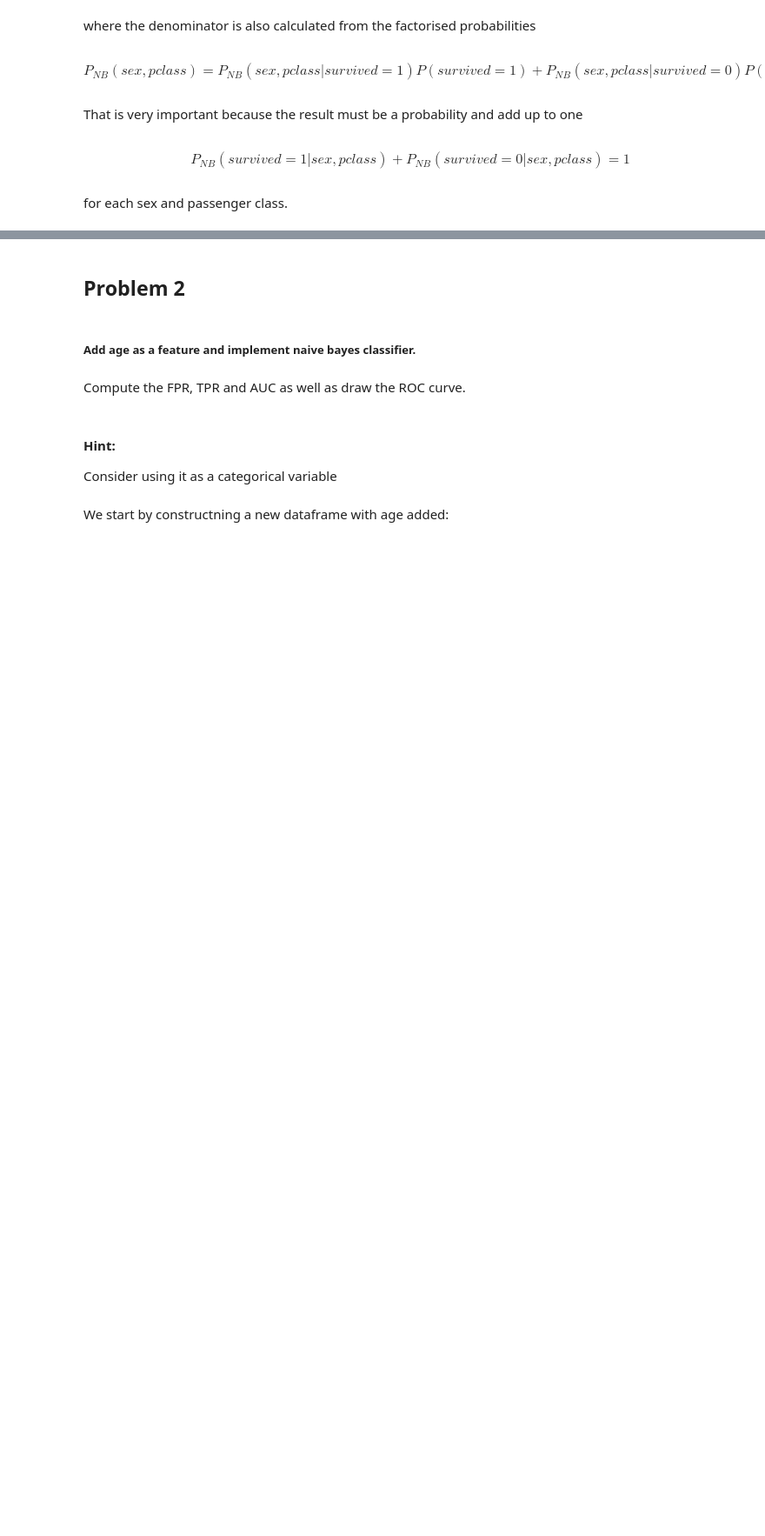
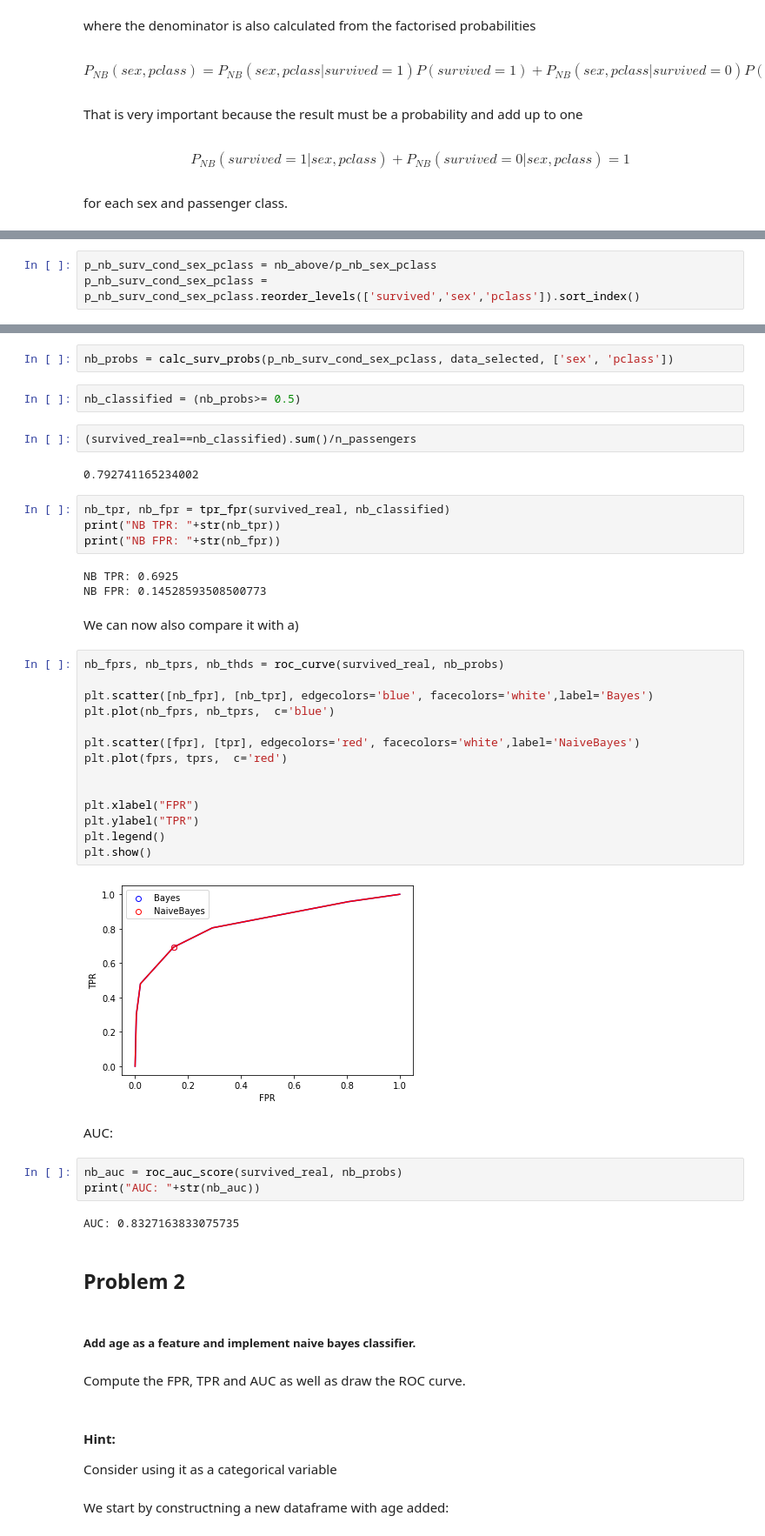
Before and after one commit to Machine-Learning-Gwinner-Rymut/MachineLearning, a Jupyter notebook: Assignments/Titanic/titanic_naive_bayes.ipynb, the cells around one changed output, grey strips where cells are left out. Shown at 87% size. Saved outputs shown, nothing was run; the diff lists cells and outputs as text; blank space fills up the shorter version.

```diff
--- a/Assignments/Titanic/titanic_naive_bayes.ipynb
+++ b/Assignments/Titanic/titanic_naive_bayes.ipynb
@@ -445,0 +593,3 @@ for each sex and passenger class.
+# %%
+p_nb_surv_cond_sex_pclass = nb_above/p_nb_sex_pclass
+p_nb_surv_cond_sex_pclass = p_nb_surv_cond_sex_pclass.reorder_levels(['survived','sex','pclass']).sort_index()
@@ -446,3 +611,43 @@ for each sex and passenger class.
+# %%
+nb_probs = calc_surv_probs(p_nb_surv_cond_sex_pclass, data_selected, ['sex', 'pclass'])
+# %%
+nb_classified = (nb_probs>= 0.5)
+# %%
+(survived_real==nb_classified).sum()/n_passengers
+# %% [output]
+0.792741165234002
+# %%
+nb_tpr, nb_fpr = tpr_fpr(survived_real, nb_classified)
+print("NB TPR: "+str(nb_tpr))
+print("NB FPR: "+str(nb_fpr))
+# %% [output]
+NB TPR: 0.6925
+NB FPR: 0.14528593508500773
+# %% [markdown]
+We can now also compare it with a)
+# %%
+nb_fprs, nb_tprs, nb_thds = roc_curve(survived_real, nb_probs)
+
+plt.scatter([nb_fpr], [nb_tpr], edgecolors='blue', facecolors='white',label='Bayes')
+plt.plot(nb_fprs, nb_tprs,  c='blue')
+
+plt.scatter([fpr], [tpr], edgecolors='red', facecolors='white',label='NaiveBayes')
+plt.plot(fprs, tprs,  c='red')
+
+
+plt.xlabel("FPR")
+plt.ylabel("TPR")
+plt.legend()
+plt.show()
+# %% [output]
+[figure, added]
+# %% [markdown]
+AUC:
+# %%
+nb_auc = roc_auc_score(survived_real, nb_probs)
+print("AUC: "+str(nb_auc))
+# %% [output]
+AUC: 0.8327163833075735
 # %% [markdown]
 ## Problem 2
 # %% [markdown]
```
Also changed, not shown: parts of 50 cells of this notebook.
